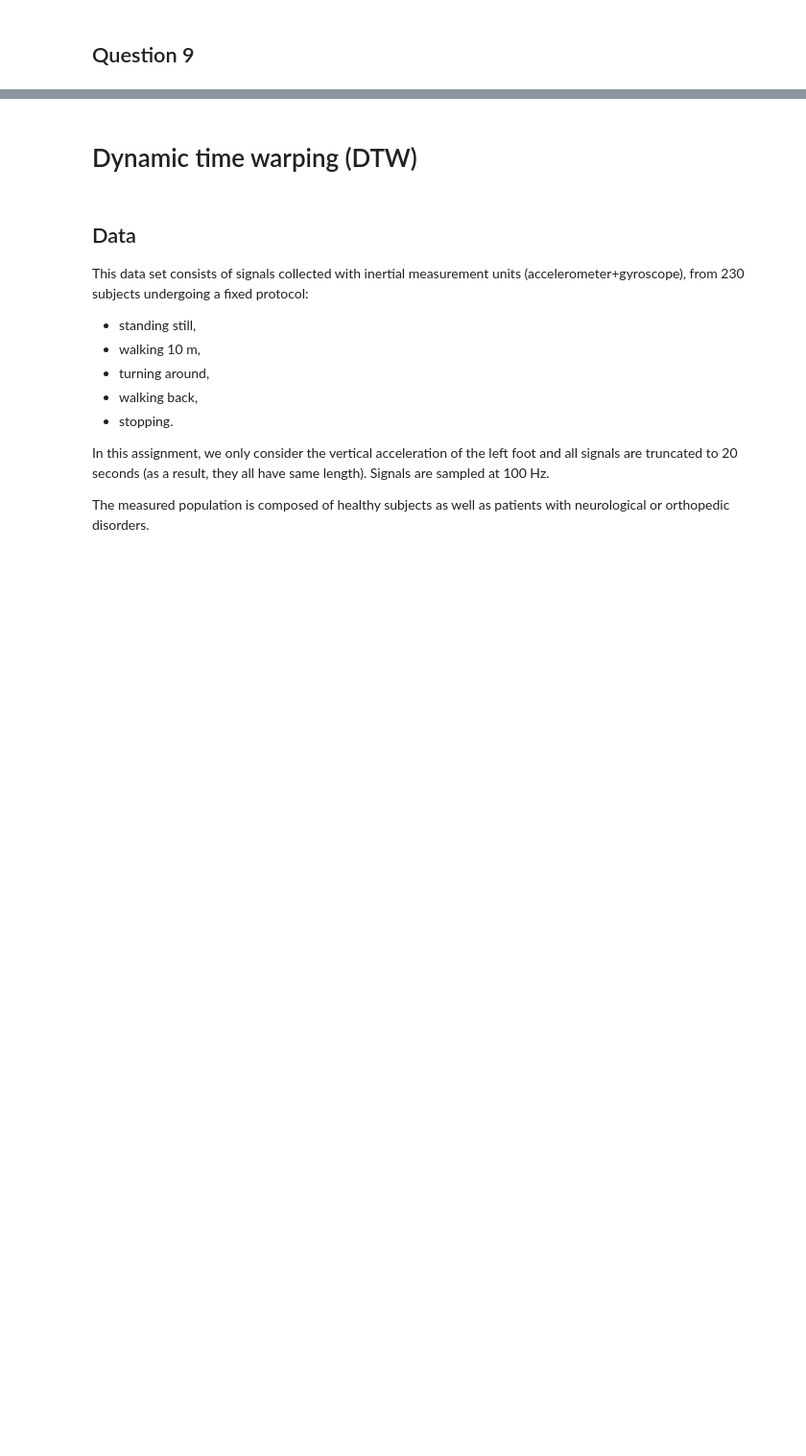
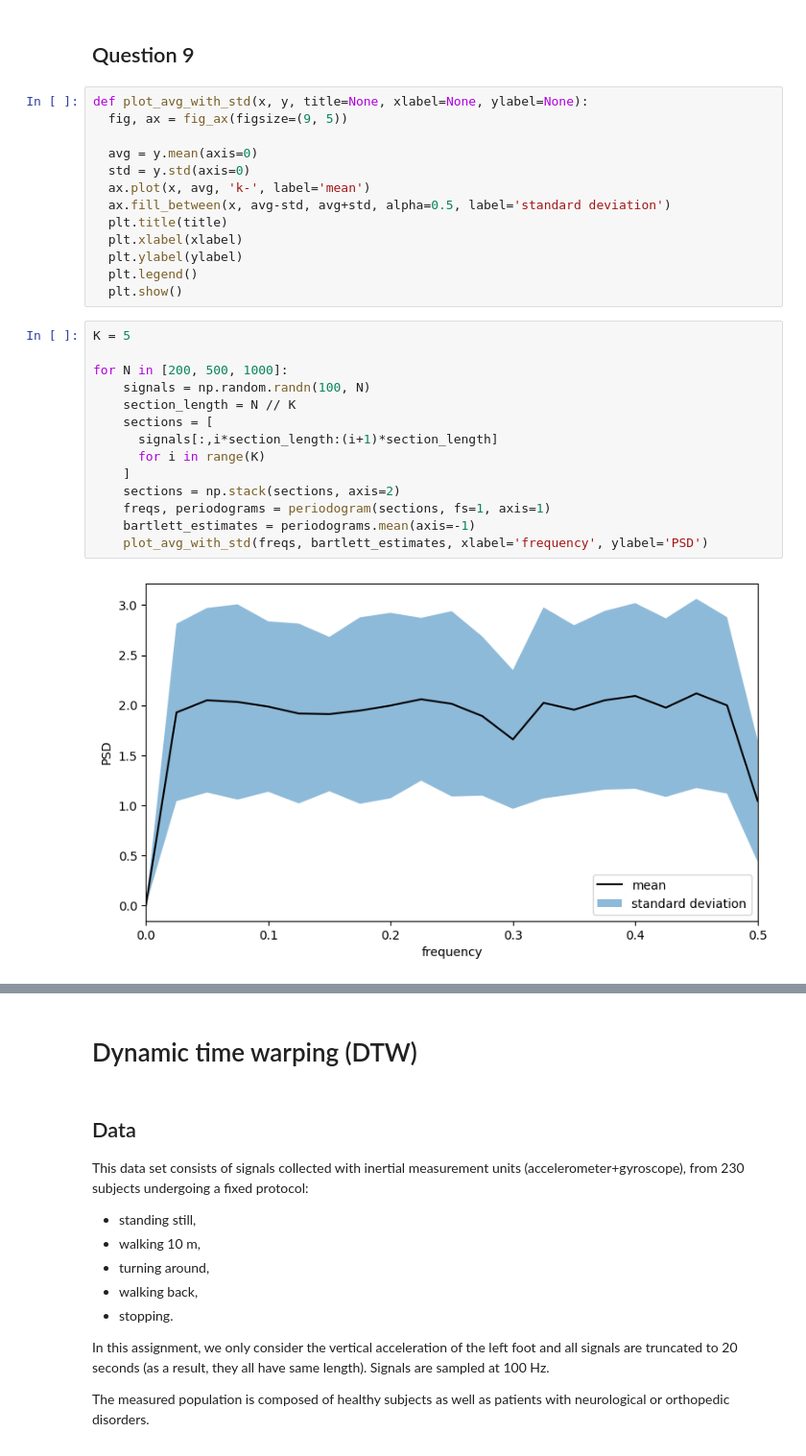
Before and after one commit to NailKhelifa/MVA_Times_Series_ML_Homeworks, a Jupyter notebook: Assignment 1/Assignment 1 - ML for TS (MVA).ipynb, the cells around one changed output, grey strips where cells are left out. Shown at 96% size. Saved outputs shown, nothing was run; the diff lists cells and outputs as text; blank space fills up the shorter version.

```diff
--- a/Assignment 1/Assignment 1 - ML for TS (MVA).ipynb
+++ b/Assignment 1/Assignment 1 - ML for TS (MVA).ipynb
@@ -124,2 +135,31 @@ for N_samples in [200, 500, 1000]:
 # %% [markdown]
 ## Question 9
+# %%
+def plot_avg_with_std(x, y, title=None, xlabel=None, ylabel=None):
+  fig, ax = fig_ax(figsize=(9, 5))
+
+  avg = y.mean(axis=0)
+  std = y.std(axis=0)
+  ax.plot(x, avg, 'k-', label='mean')
+  ax.fill_between(x, avg-std, avg+std, alpha=0.5, label='standard deviation')
+  plt.title(title)
+  plt.xlabel(xlabel)
+  plt.ylabel(ylabel)
+  plt.legend()
+  plt.show()
+# %%
+K = 5
+
+for N in [200, 500, 1000]:
+    signals = np.random.randn(100, N)
+    section_length = N // K
+    sections = [
+      signals[:,i*section_length:(i+1)*section_length]
+      for i in range(K)
+    ]
+    sections = np.stack(sections, axis=2)
+    freqs, periodograms = periodogram(sections, fs=1, axis=1)
+    bartlett_estimates = periodograms.mean(axis=-1)
+    plot_avg_with_std(freqs, bartlett_estimates, xlabel='frequency', ylabel='PSD')
+# %% [output]
+[figure, added]
```
Also changed, not shown: parts of 21 cells of this notebook, 1 other file.
